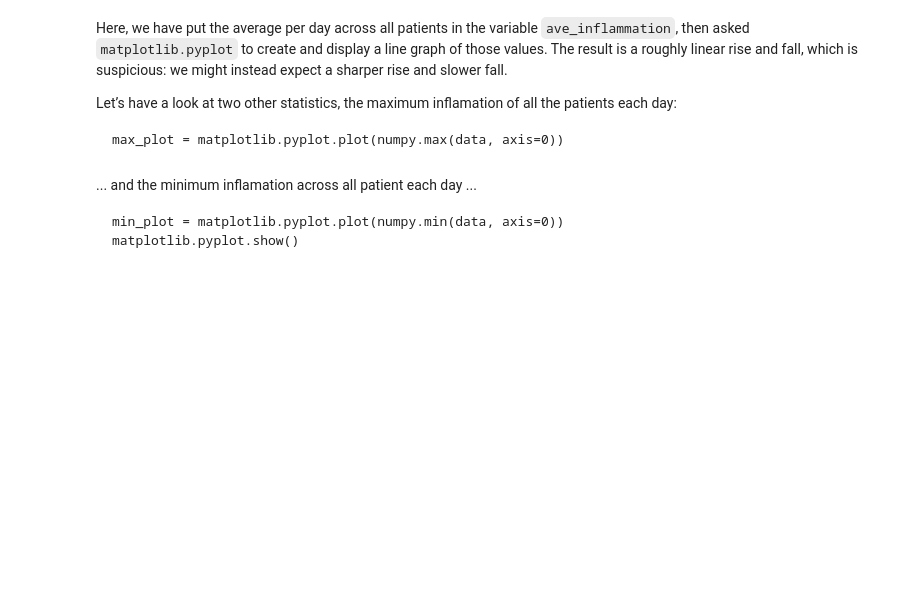
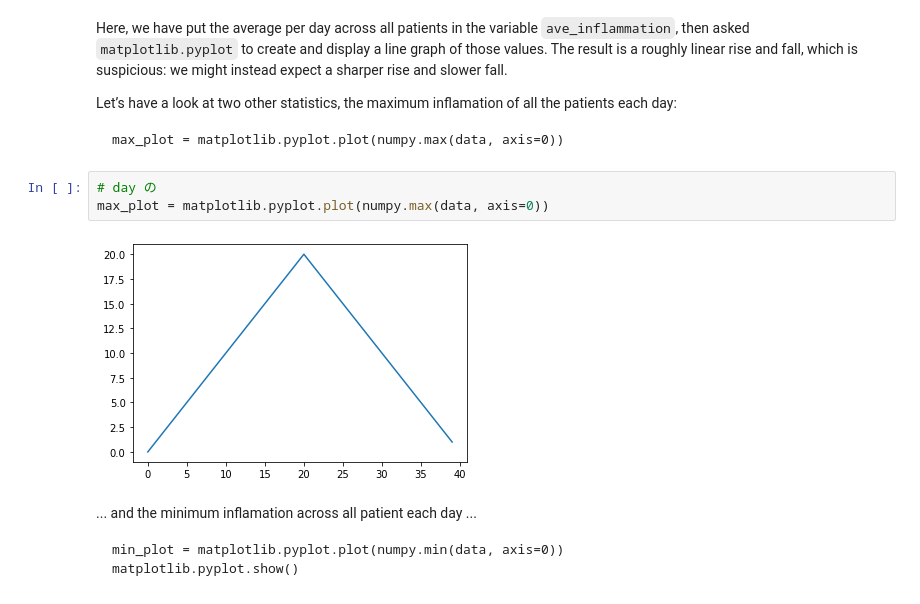
Before and after one commit to emichan14/2019-07-24-intro-to-python-workshop, a Jupyter notebook: lessons/python/ep1-introduction.ipynb, the cells around one changed output. Drawn from its saved outputs; the diff is of its cells as text; blank space fills up the shorter version.

````diff
--- a/lessons/python/ep1-introduction.ipynb
+++ b/lessons/python/ep1-introduction.ipynb
@@ -548,6 +757,11 @@ Let’s have a look at two other statistics, the maximum inflamation of all the
 ```
 max_plot = matplotlib.pyplot.plot(numpy.max(data, axis=0))
 ```
+# %%
+# day の
+max_plot = matplotlib.pyplot.plot(numpy.max(data, axis=0))
+# %% [output]
+[figure, added]
 # %% [markdown]
 ... and the minimum inflamation across all patient each day ...
 ```
````
Also changed, not shown: parts of 38 cells of this notebook, 1 other file.
